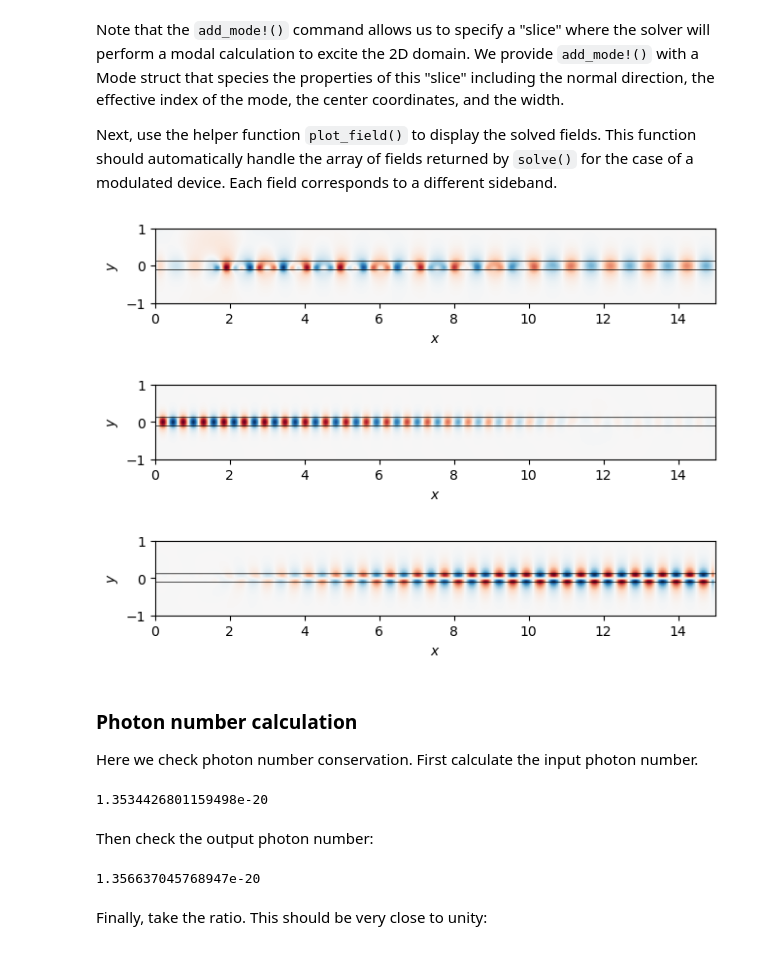
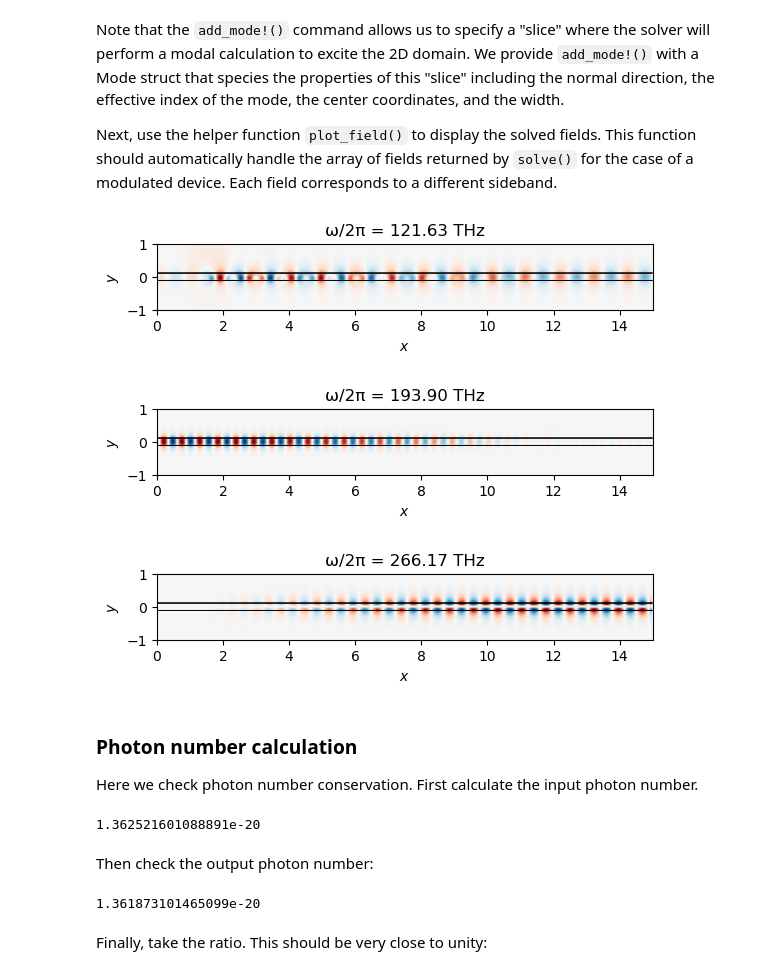
Before and after one commit to fancompute/FDFD.jl, a Jupyter notebook: Examples_FDFD_jl.ipynb, the cells around one changed output. Cells and saved outputs as stored; diff of their text form; code cells hidden in the pictures.

```diff
--- a/Examples_FDFD_jl.ipynb
+++ b/Examples_FDFD_jl.ipynb
@@ -71,25 +83,27 @@ Note that the `add_mode!()` command allows us to specify a "slice" where the sol
 
 Next, use the helper function `plot_field()` to display the solved fields. This function should automatically handle the array of fields returned by `solve()` for the case of a modulated device. Each field corresponds to a different sideband.
 # %%
-ax = plot_field(field_transition, funcz=real);
-plot_device(ax, dev1, outline=true, lcm="none");
+ax = plot_field.(field_transition, funcz=real);
+plot_device.(ax, dev1, outline=true, lcm="none");
 # %% [output]
-[figure, old version]
+[figure, new version]
+[figure, added]
+[figure, added]
 # %% [markdown]
 ### Photon number calculation
 Here we check photon number conservation. First calculate the input photon number.
 # %%
-Nin = flux_surface(field_transition[2], [1.25,0], Inf, DirectionX)/(2π*1.939e14)
+Nin = flux_surface_integral(field_transition[2], [1.25, 0], Inf, x̂)/(2π*1.939e14)
 # %% [output]
-1.3534426801159498e-20
+1.362521601088891e-20
 # %% [markdown]
 Then check the output photon number:
 # %%
-Nout = flux_surface(field_transition[3], [11.95,0], Inf, DirectionX)/(4.541e14+2π*1.939e14)+
-flux_surface(field_transition[2], [11.95,0], Inf, DirectionX)/(2π*1.939e14)+
-flux_surface(field_transition[1], [11.95,0], Inf, DirectionX)/(2π*1.939e14-4.541e14)
+Nout = flux_surface_integral(field_transition[3], [11.95,0], Inf, x̂)/(4.541e14+2π*1.939e14)+
+flux_surface_integral(field_transition[2], [11.95,0], Inf, x̂)/(2π*1.939e14)+
+flux_surface_integral(field_transition[1], [11.95,0], Inf, x̂)/(2π*1.939e14-4.541e14)
 # %% [output]
-1.356637045768947e-20
+1.361873101465099e-20
 # %% [markdown]
 Finally, take the ratio. This should be very close to unity:
 # %%
```
Also changed, not shown: parts of 22 cells of this notebook, 1 other file.
